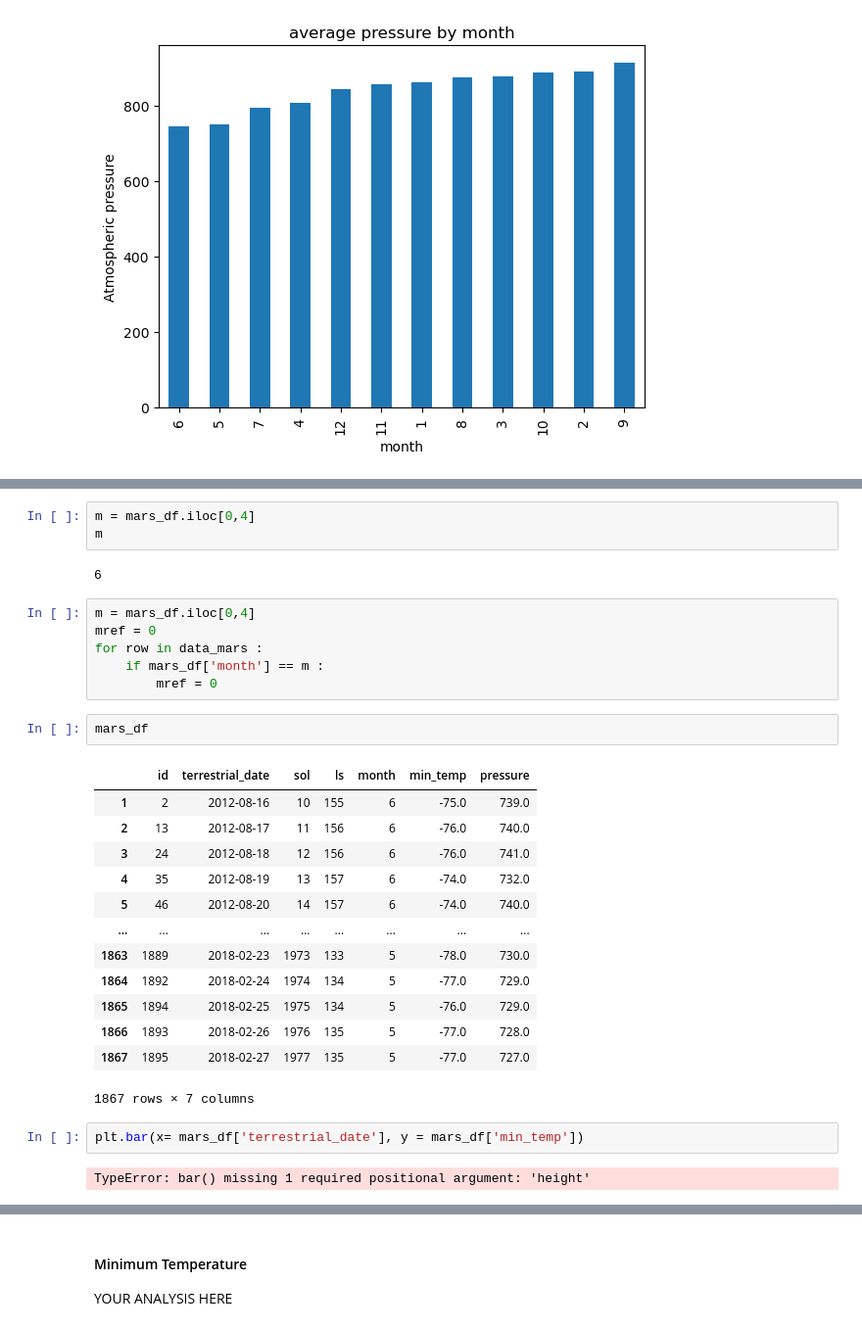
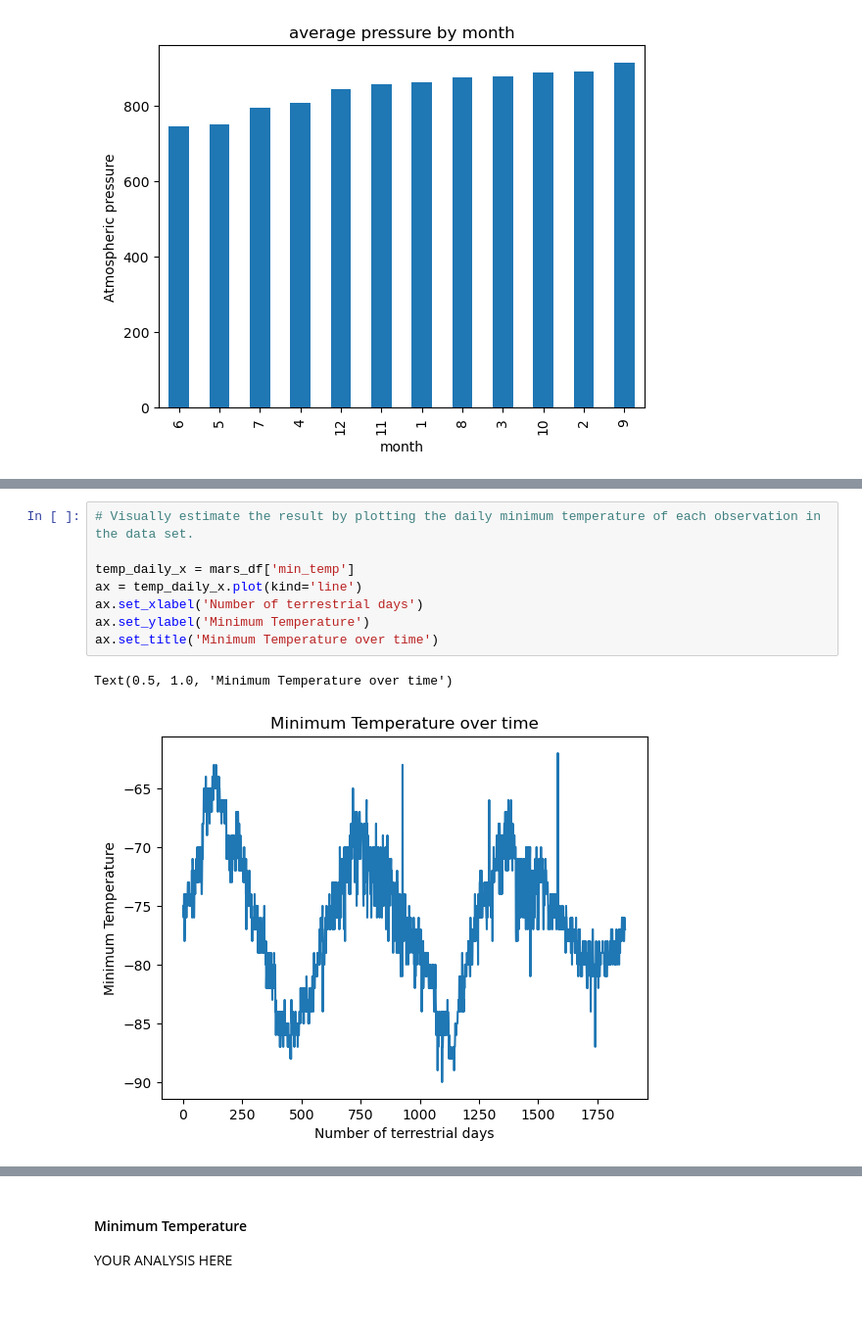
Before and after one commit to nazimben25/11_challenge_data_collection, a Jupyter notebook: part_2_mars_weather_mywork.ipynb, the cells around one changed output, grey strips where cells are left out. Shown: that part at 98% size. Drawn from its saved outputs; the diff is of its cells as text; blank space fills up the shorter version.

```diff
--- a/part_2_mars_weather_mywork.ipynb
+++ b/part_2_mars_weather_mywork.ipynb
@@ -322,31 +301,11 @@ Name: terrestrial_date, dtype: int64
-# %%
-m = mars_df.iloc[0,4]
-m
-# %% [output]
-6
-# %%
-m = mars_df.iloc[0,4]
-mref = 0
-for row in data_mars :
-    if mars_df['month'] == m :
-        mref = 0
-# %%
-mars_df
-# %% [output]
-|  | id | terrestrial_date | sol | ls | month | min_temp | pressure |
-| 1 | 2 | 2012-08-16 | 10 | 155 | 6 | -75.0 | 739.0 |
-| 2 | 13 | 2012-08-17 | 11 | 156 | 6 | -76.0 | 740.0 |
-| 3 | 24 | 2012-08-18 | 12 | 156 | 6 | -76.0 | 741.0 |
-| 4 | 35 | 2012-08-19 | 13 | 157 | 6 | -74.0 | 732.0 |
-| 5 | 46 | 2012-08-20 | 14 | 157 | 6 | -74.0 | 740.0 |
-| ... | ... | ... | ... | ... | ... | ... | ... |
-| 1863 | 1889 | 2018-02-23 | 1973 | 133 | 5 | -78.0 | 730.0 |
-| 1864 | 1892 | 2018-02-24 | 1974 | 134 | 5 | -77.0 | 729.0 |
-| 1865 | 1894 | 2018-02-25 | 1975 | 134 | 5 | -76.0 | 729.0 |
-| 1866 | 1893 | 2018-02-26 | 1976 | 135 | 5 | -77.0 | 728.0 |
-| 1867 | 1895 | 2018-02-27 | 1977 | 135 | 5 | -77.0 | 727.0 |
-1867 rows × 7 columns
-# %%
-plt.bar(x= mars_df['terrestrial_date'], y = mars_df['min_temp'])
-# %% [output]
-TypeError: bar() missing 1 required positional argument: 'height'
+# %%
+# Visually estimate the result by plotting the daily minimum temperature of each observation in the data set.
+
+temp_daily_x = mars_df['min_temp']
+ax = temp_daily_x.plot(kind='line')
+ax.set_xlabel('Number of terrestrial days')
+ax.set_ylabel('Minimum Temperature')
+ax.set_title('Minimum Temperature over time')
+# %% [output]
+Text(0.5, 1.0, 'Minimum Temperature over time')
+[figure, added]
```
Also changed, not shown: parts of 5 cells of this notebook, 1 other file.
